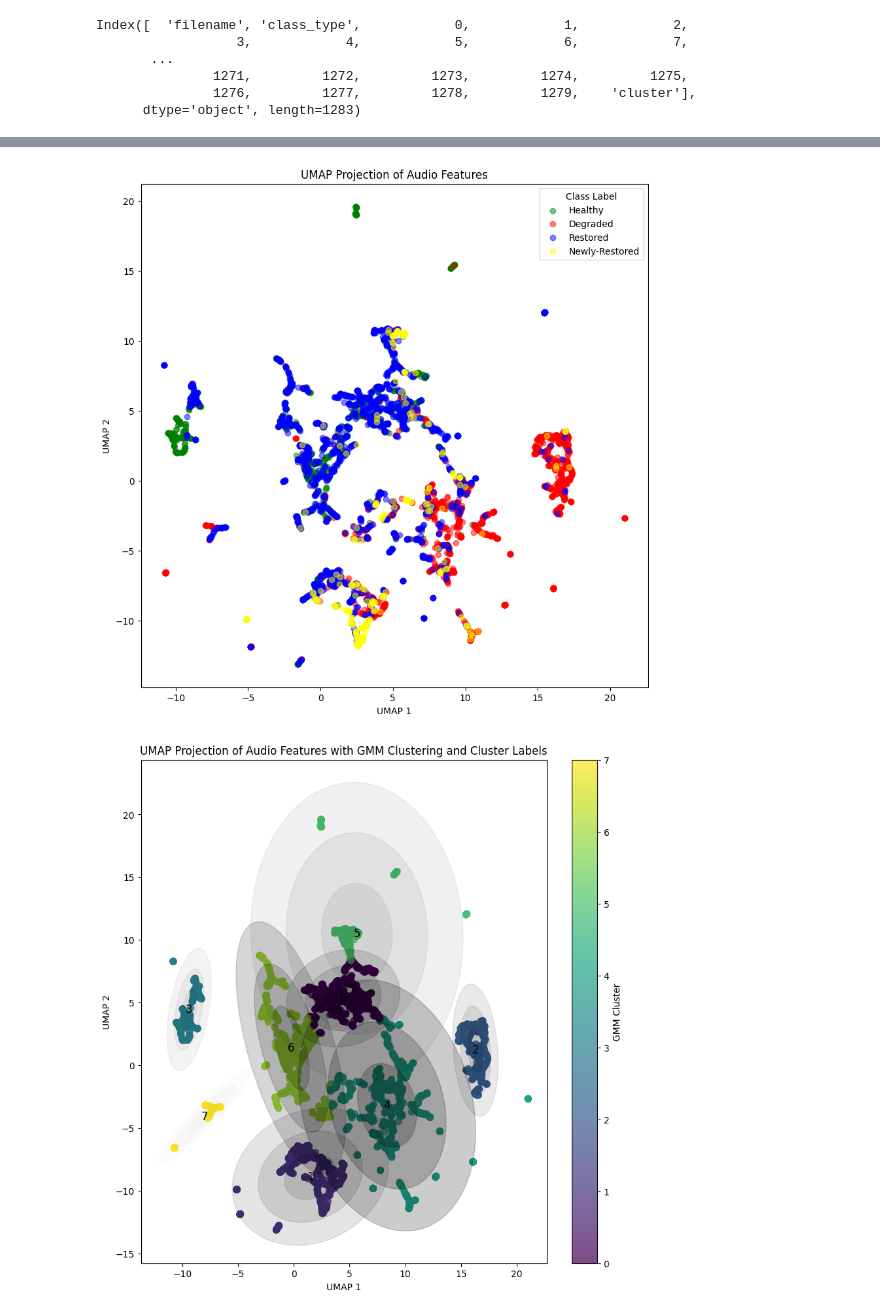
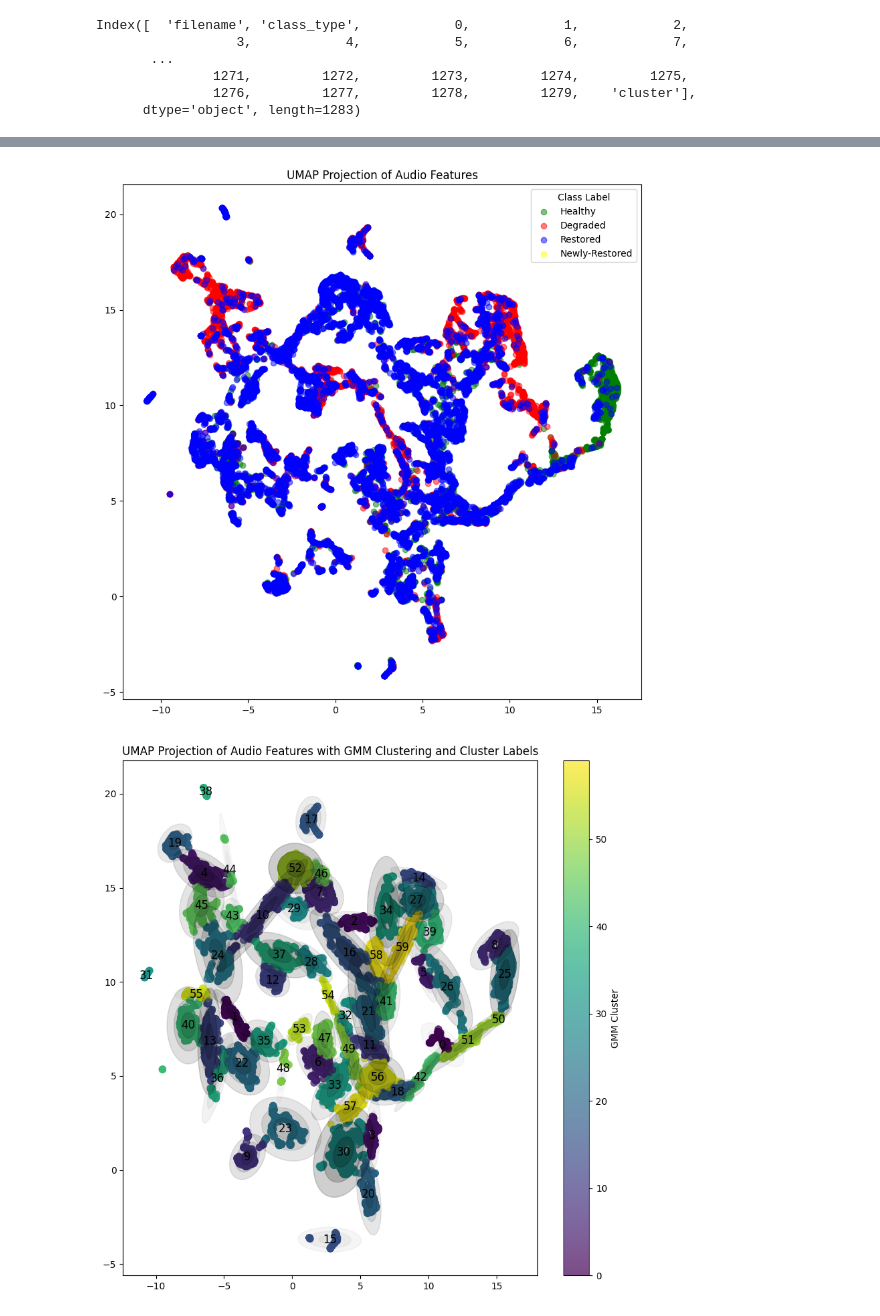
Before and after one commit to Olli365/Aqoustics-Surfperch, a Jupyter notebook: UMAP/UMAP_GMM_v3.ipynb, the cells around one changed output, grey strips where cells are left out. Cells and saved outputs as stored; diff of their text form; code cells hidden in the pictures.

```diff
--- a/UMAP/UMAP_GMM_v3.ipynb
+++ b/UMAP/UMAP_GMM_v3.ipynb
@@ -200,3 +235,9 @@ umap_embeddings = umap_reducer_3.fit_transform(reduced_features_128)
+# %%
+umap_reducer = umap.UMAP(n_components=128, random_state=random_seed, n_neighbors=n_neighbors, min_dist=min_dist)
+umap_reducer.fit(sampled_data.iloc[:, 2:])
+reduced_features_128 = umap_reducer.transform(features_metadata_df.iloc[:, 2:])
+umap_reducer_2d = umap.UMAP(n_components=2, random_state=random_seed, n_neighbors=n_neighbors, min_dist=min_dist)
+reduced_features_2d = umap_reducer_2d.fit_transform(reduced_features_128)
 # %%
 # Mapping from single letters to words for descriptive labels
 class_mapping = {'H': 'Healthy', 'D': 'Degraded', 'R': 'Restored', 'N': 'Newly-Restored'}
@@ -320,7 +365,7 @@ def filter_by_cluster(df, cluster_numbers):
     return filtered_df
 
 
-clusters_to_remove = [0]
+clusters_to_remove = [1]
 
 # Apply the filter function
 filtered_df = filter_by_cluster(features_metadata_df, clusters_to_remove)
@@ -359,4 +404,9 @@ filtered_df.iloc[:, 2:-1]
 # %%
+"""
 n_neighbors = 10
 min_dist = 0.1
 n = 64
+"""
+n_neighbors = 5
+min_dist = 0
+n = 256
@@ -367,17 +413,9 @@ filtered_df.to_csv(features_df_path, index=False)
 # %%
-umap_reducer_1 = umap.UMAP(n_components=n, random_state=random_seed, n_neighbors=n_neighbors, min_dist=min_dist)
-reduced_features_128 = umap_reducer_1.fit_transform(filtered_df.iloc[:, 2:-1])
-
-"""
-# Step 2: Second UMAP reduction to 64 dimensions
-umap_reducer_2 = umap.UMAP(n_components=64, random_state=random_seed, n_neighbors=n_neighbors, min_dist=min_dist)
-reduced_features_64 = umap_reducer_2.fit_transform(reduced_features_128)
-"""
-
-
-# Step 3: Third UMAP reduction to 2 dimensions for plotting
-umap_reducer_3 = umap.UMAP(n_components=2, random_state=random_seed, n_neighbors=n_neighbors, min_dist=min_dist)
-umap_embeddings = umap_reducer_3.fit_transform(reduced_features_128)
+umap_reducer2 = umap.UMAP(n_components=n, random_state=random_seed, n_neighbors=n_neighbors, min_dist=min_dist)
+umap_reducer2.fit(sampled_data.iloc[:, 2:])
+reduced_features = umap_reducer2.transform(filtered_df.iloc[:, 2:-1])
+umap_reducer_2d2 = umap.UMAP(n_components=2, random_state=random_seed, n_neighbors=n_neighbors, min_dist=min_dist)
+reduced_features_2d2 = umap_reducer_2d2.fit_transform(reduced_features)
 # %%
 # Mapping from single letters to words for descriptive labels
 class_mapping = {'H': 'Healthy', 'D': 'Degraded', 'R': 'Restored', 'N': 'Newly-Restored'}
@@ -390,27 +428,25 @@ plt.figure(figsize=(10, 10))
 for class_type, label in class_mapping.items():
     # Select only data rows with the current class_type, mapping them to descriptive labels on-the-fly
     indices = filtered_df['class_type'] == class_type
-    plt.scatter(umap_embeddings[indices, 0], umap_embeddings[indices, 1], label=label,
+    plt.scatter(reduced_features_2d2[indices, 0], reduced_features_2d2[indices, 1], label=label,
                 color=color_mapping[label], alpha=0.5)  # Assigning specific colors
 
 plt.title('UMAP Projection of Audio Features')
-plt.xlabel('UMAP 1')
-plt.ylabel('UMAP 2')
 plt.legend(title='Class Label')  # Adds a legend with a title
 plt.show()
 # %% [output]
-[figure, old version]
+[figure, new version]
 # %%
 from sklearn.mixture import GaussianMixture
 from matplotlib.patches import Ellipse
 
 # Step 1: Fit GMM on the 2D UMAP embeddings
-n_components = 8  # Set the number of clusters (you can adjust this based on your data)
+n_components = 60  # Set the number of clusters (you can adjust this based on your data)
 gmm = GaussianMixture(n_components=n_components, covariance_type='full', random_state=random_seed)
-gmm.fit(umap_embeddings)
+gmm.fit(reduced_features_2d2)
 
 # Step 2: Predict the cluster labels for each point
-gmm_labels = gmm.predict(umap_embeddings)
+gmm_labels = gmm.predict(reduced_features_2d2)
 
 # Step 3: Function to draw ellipses representing GMM components
 def draw_ellipse(position, covariance, ax=None, cluster_num=None, **kwargs):
@@ -421,37 +457,35 @@ def draw_ellipse(position, covariance, ax=None, cluster_num=None, **kwargs):
     if covariance.shape == (2, 2):
         U, s, Vt = np.linalg.svd(covariance)
         angle = np.degrees(np.arctan2(U[1, 0], U[0, 0]))
         width, height = 2 * np.sqrt(s)
     else:
         angle = 0
         width, height = 2 * np.sqrt(covariance)
 
     # Draw the Ellipse with angle as a keyword argument
     for nsig in range(1, 4):  # Draw ellipses at 1, 2, and 3 standard deviations
         ax.add_patch(Ellipse(position, nsig * width, nsig * height, angle=angle, **kwargs))
 
     # Add the cluster number at the center of the ellipse
     if cluster_num is not None:
         ax.text(position[0], position[1], str(cluster_num), color='black', fontsize=12, ha='center', va='center')
 
 # Step 4: Plot UMAP embeddings with clusters from GMM
 plt.figure(figsize=(10, 10))
 
 # Plot UMAP embeddings and color them by the GMM cluster labels
-plt.scatter(umap_embeddings[:, 0], umap_embeddings[:, 1], c=gmm_labels, cmap='viridis', s=50, alpha=0.7)
+plt.scatter(reduced_features_2d2[:, 0], reduced_features_2d2[:, 1], c=gmm_labels, cmap='viridis', s=50, alpha=0.7)
 
 # Step 5: Plot GMM ellipses with cluster numbers
 w_factor = 0.2 / gmm.weights_.max()  # Scale the ellipses by their weights
 for i, (pos, covar, w) in enumerate(zip(gmm.means_, gmm.covariances_, gmm.weights_)):
     draw_ellipse(pos, covar, alpha=w * w_factor, color='black', cluster_num=i)  # Add cluster number
 
 plt.title('UMAP Projection of Audio Features with GMM Clustering and Cluster Labels')
-plt.xlabel('UMAP 1')
-plt.ylabel('UMAP 2')
 plt.colorbar(label='GMM Cluster')
 plt.show()
 # %% [output]
-[figure, old version]
+[figure, new version]
 # %%
 filtered_df.loc[:, 'cluster'] = gmm_labels
 filtered_df
```
Also changed, not shown: parts of 23 cells of this notebook, 2 other files.
